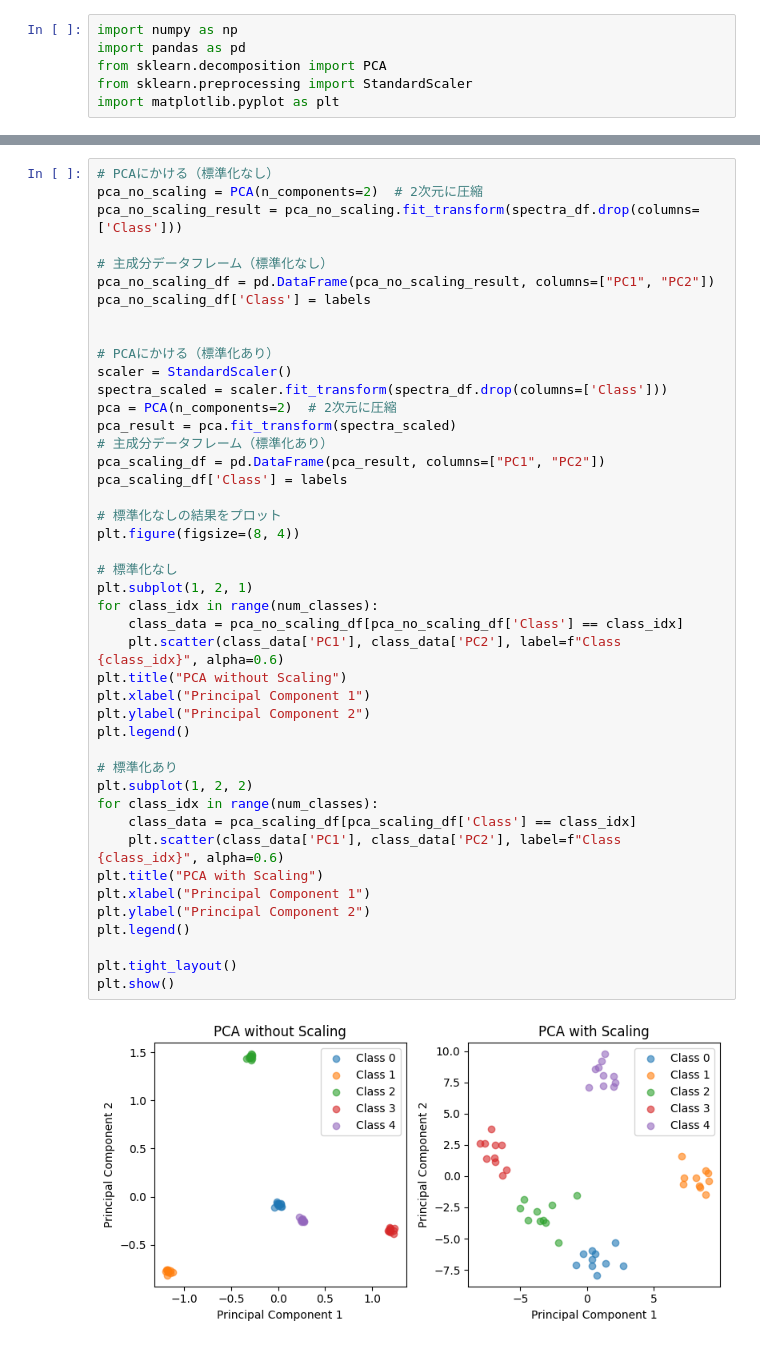
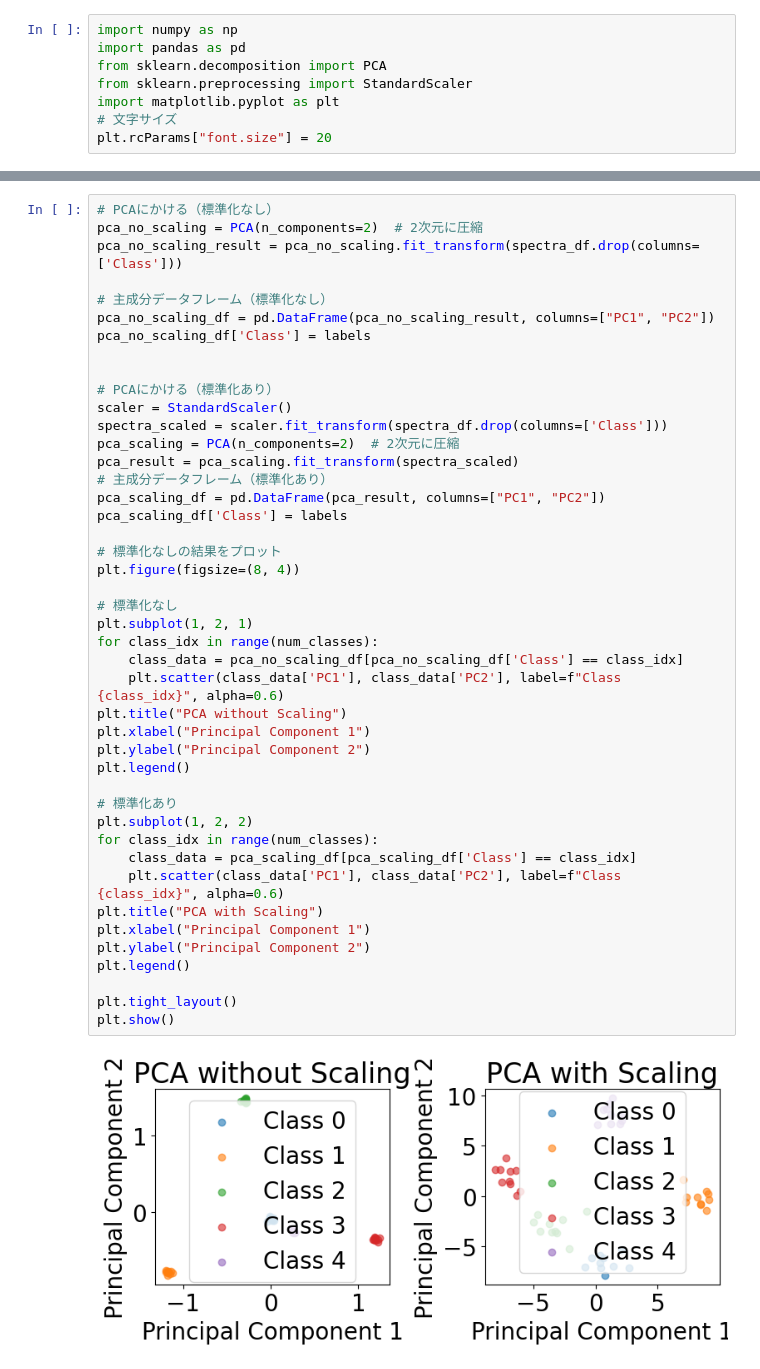
Before and after one commit to junya737/Standardize-PCA, a Jupyter notebook: main.ipynb, the cells around one changed output, grey strips where cells are left out. Cells and saved outputs as stored; diff of their text form.

```diff
--- a/main.ipynb
+++ b/main.ipynb
@@ -4,6 +4,8 @@ import pandas as pd
 from sklearn.decomposition import PCA
 from sklearn.preprocessing import StandardScaler
 import matplotlib.pyplot as plt
+# 文字サイズ
+plt.rcParams["font.size"] = 20
 # %%
 
 # データ生成：相関係数0.8を持つ2次元データ
@@ -112,39 +114,39 @@ pca_no_scaling_df['Class'] = labels
 # PCAにかける（標準化あり）
 scaler = StandardScaler()
 spectra_scaled = scaler.fit_transform(spectra_df.drop(columns=['Class']))
-pca = PCA(n_components=2)  # 2次元に圧縮
-pca_result = pca.fit_transform(spectra_scaled)
+pca_scaling = PCA(n_components=2)  # 2次元に圧縮
+pca_result = pca_scaling.fit_transform(spectra_scaled)
 # 主成分データフレーム（標準化あり）
 pca_scaling_df = pd.DataFrame(pca_result, columns=["PC1", "PC2"])
 pca_scaling_df['Class'] = labels
 
 # 標準化なしの結果をプロット
 plt.figure(figsize=(8, 4))
 
 # 標準化なし
 plt.subplot(1, 2, 1)
 for class_idx in range(num_classes):
     class_data = pca_no_scaling_df[pca_no_scaling_df['Class'] == class_idx]
     plt.scatter(class_data['PC1'], class_data['PC2'], label=f"Class {class_idx}", alpha=0.6)
 plt.title("PCA without Scaling")
 plt.xlabel("Principal Component 1")
 plt.ylabel("Principal Component 2")
 plt.legend()
 
 # 標準化あり
 plt.subplot(1, 2, 2)
 for class_idx in range(num_classes):
     class_data = pca_scaling_df[pca_scaling_df['Class'] == class_idx]
     plt.scatter(class_data['PC1'], class_data['PC2'], label=f"Class {class_idx}", alpha=0.6)
 plt.title("PCA with Scaling")
 plt.xlabel("Principal Component 1")
 plt.ylabel("Principal Component 2")
 plt.legend()
 
 plt.tight_layout()
 plt.show()
 # %% [output]
-[figure, old version]
+[figure, new version]
 # %%
 # 標準化されたデータをデータフレーム化
 spectra_scaled_df = pd.DataFrame(spectra_scaled, columns=[f"Wavelength_{int(w)}" for w in wavelengths])
```
Also changed, not shown: parts of 7 cells of this notebook, 2 other files.
